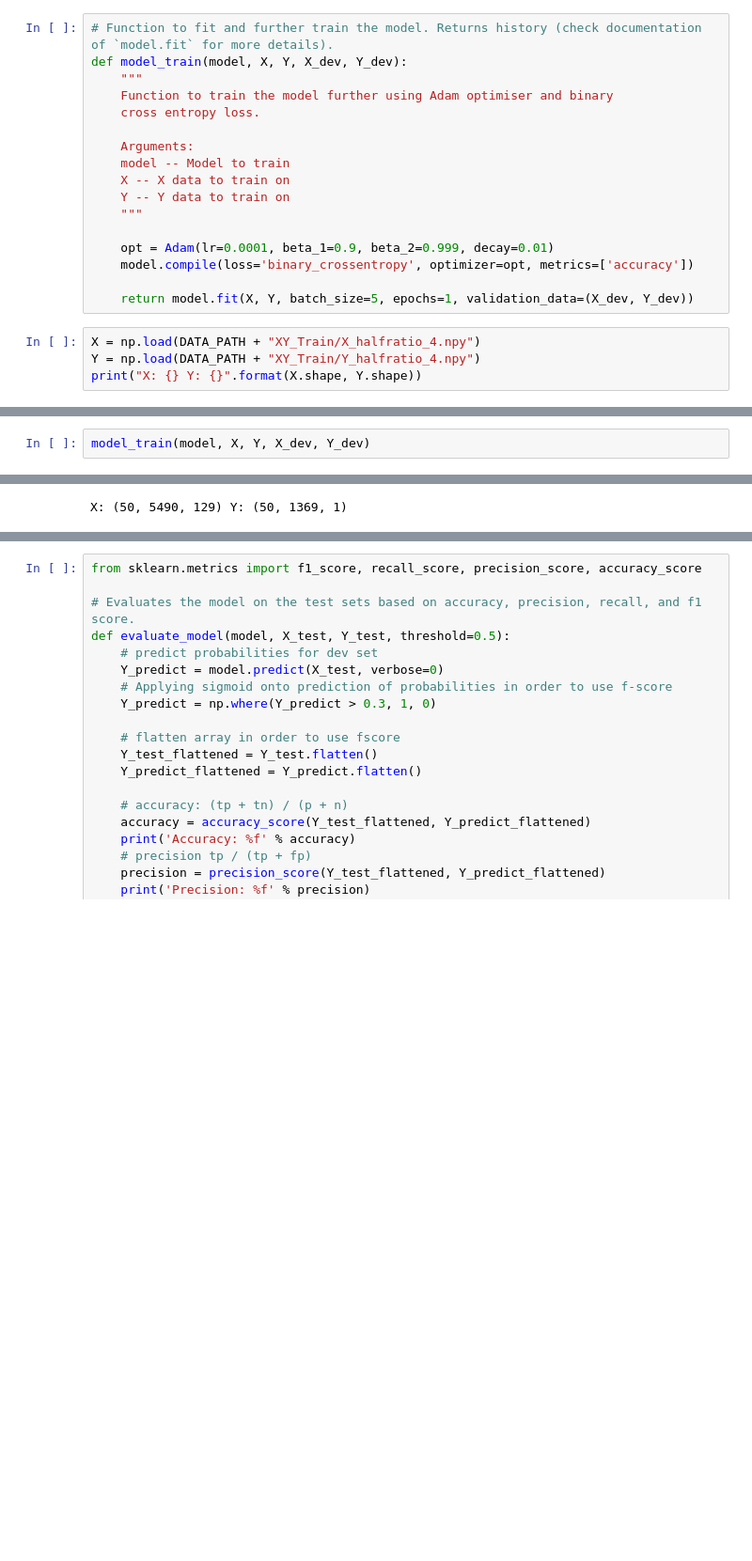
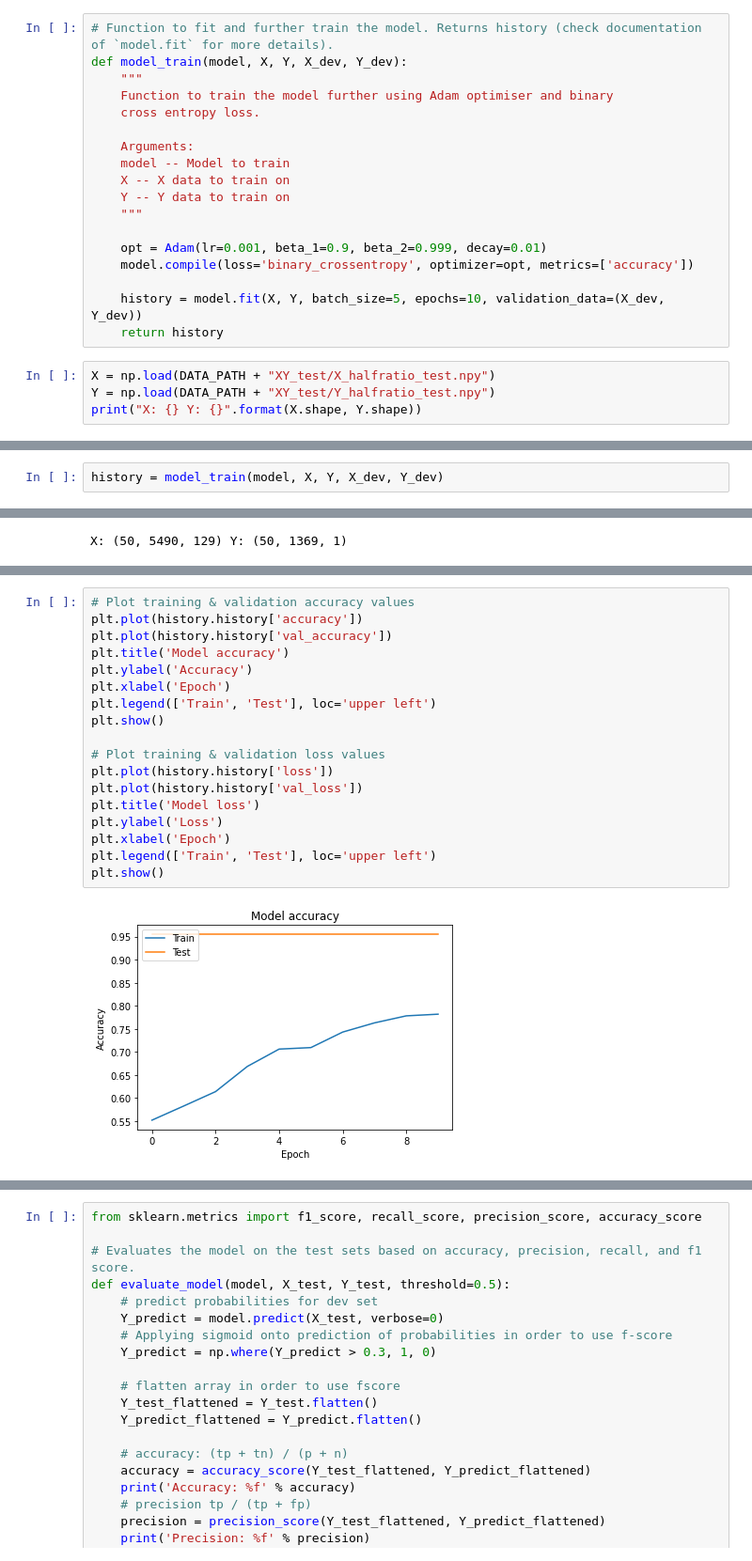
Before and after one commit to ybchen97/filler_detection, a Jupyter notebook: model.ipynb, the cells around one changed output, grey strips where cells are left out. Shown at 94% size. Drawn from its saved outputs; the diff is of its cells as text; blank space fills up the shorter version.

Commit message:
Add tool to plot metrics against epoch

```diff
--- a/model.ipynb
+++ b/model.ipynb
@@ -243,12 +238,13 @@ def model_train(model, X, Y, X_dev, Y_dev):
     Y -- Y data to train on
     """
 
-    opt = Adam(lr=0.0001, beta_1=0.9, beta_2=0.999, decay=0.01)
+    opt = Adam(lr=0.001, beta_1=0.9, beta_2=0.999, decay=0.01)
     model.compile(loss='binary_crossentropy', optimizer=opt, metrics=['accuracy'])
 
-    return model.fit(X, Y, batch_size=5, epochs=1, validation_data=(X_dev, Y_dev))
+    history = model.fit(X, Y, batch_size=5, epochs=10, validation_data=(X_dev, Y_dev))
+    return history
 # %%
-X = np.load(DATA_PATH + "XY_Train/X_halfratio_4.npy")
-Y = np.load(DATA_PATH + "XY_Train/Y_halfratio_4.npy")
+X = np.load(DATA_PATH + "XY_test/X_halfratio_test.npy")
+Y = np.load(DATA_PATH + "XY_test/Y_halfratio_test.npy")
 print("X: {} Y: {}".format(X.shape, Y.shape))
 # %% [output]
@@ -260,3 +258,3 @@ print("X: {} Y: {}".format(X_dev.shape, Y_dev.shape))
 # %%
-model_train(model, X, Y, X_dev, Y_dev)
+history = model_train(model, X, Y, X_dev, Y_dev)
 # %% [output]
@@ -277,0 +292,20 @@ X: (50, 5490, 129) Y: (50, 1369, 1)
+# %%
+# Plot training & validation accuracy values
+plt.plot(history.history['accuracy'])
+plt.plot(history.history['val_accuracy'])
+plt.title('Model accuracy')
+plt.ylabel('Accuracy')
+plt.xlabel('Epoch')
+plt.legend(['Train', 'Test'], loc='upper left')
+plt.show()
+
+# Plot training & validation loss values
+plt.plot(history.history['loss'])
+plt.plot(history.history['val_loss'])
+plt.title('Model loss')
+plt.ylabel('Loss')
+plt.xlabel('Epoch')
+plt.legend(['Train', 'Test'], loc='upper left')
+plt.show()
+# %% [output]
+[figure, added]
```
Also changed, not shown: parts of 12 cells of this notebook.
